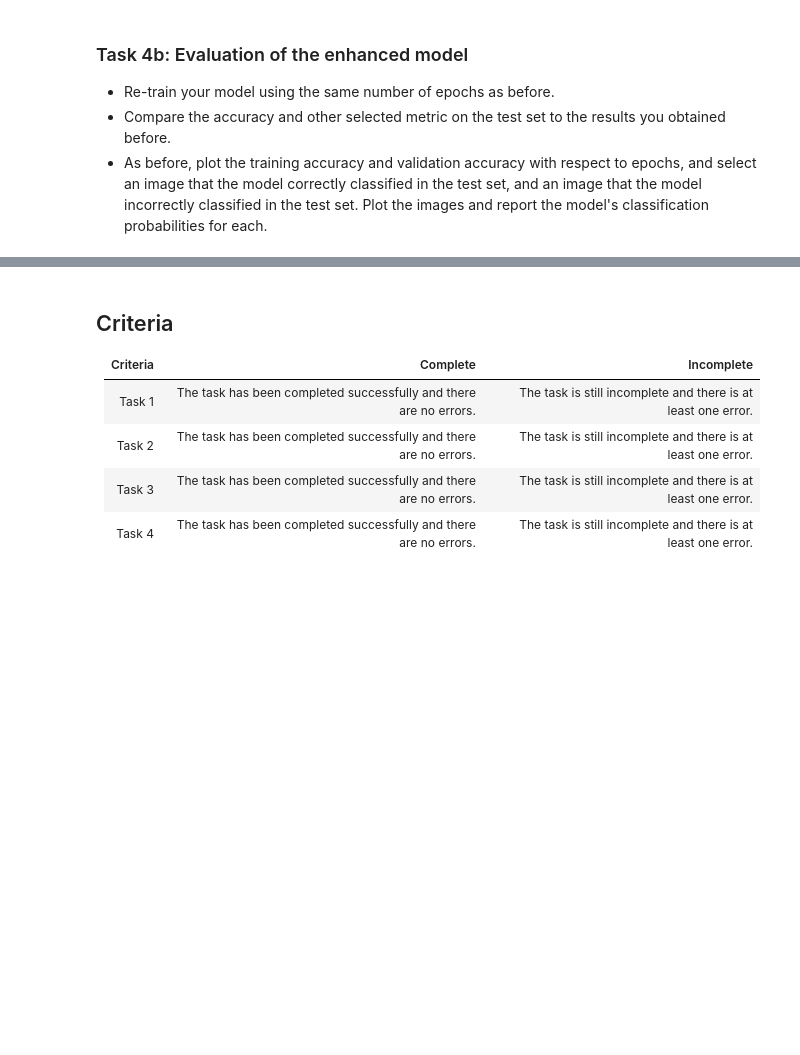
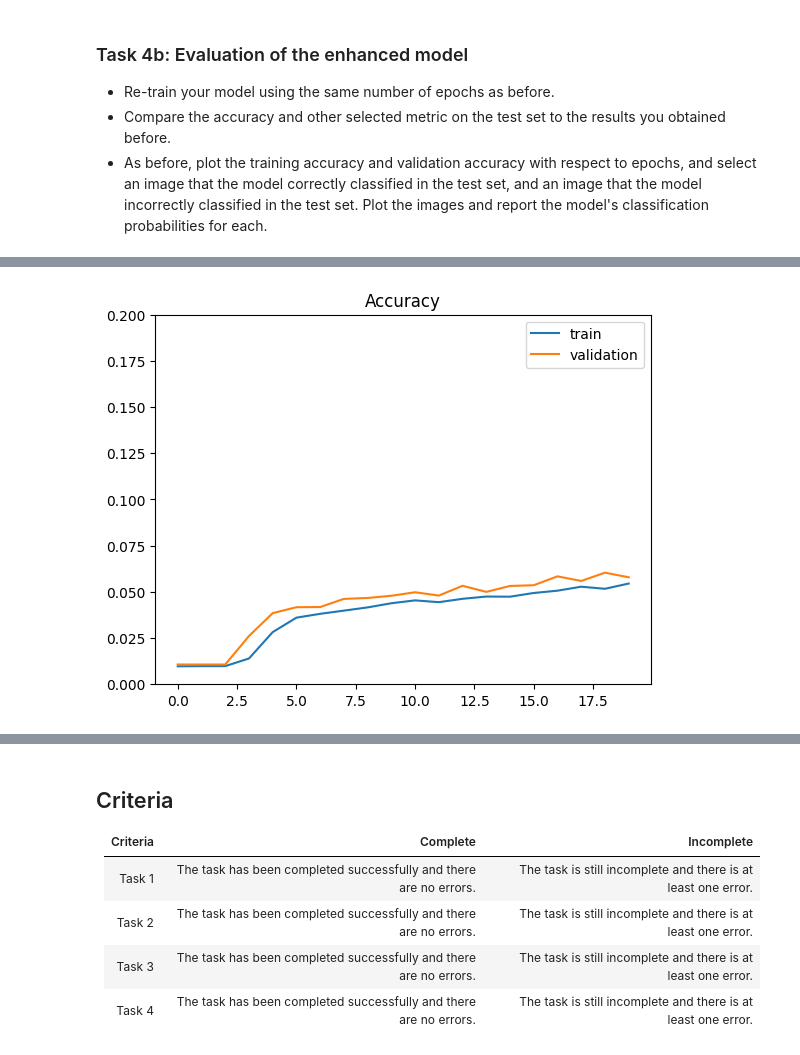
Before and after one commit to UofT-DSI/deep_learning, a Jupyter notebook: 02_activities/assignments/assignment_1.ipynb, the cells around one changed output, grey strips where cells are left out. Cells and saved outputs as stored; diff of their text form; code cells hidden in the pictures; blank space fills up the shorter version.

```diff
--- a/02_activities/assignments/assignment_1.ipynb
+++ b/02_activities/assignments/assignment_1.ipynb
@@ -298,0 +260,22 @@ Model: "sequential_1"
+# %%
+model_enhanced = Sequential()
+# Input layer
+model_enhanced.add(Conv2D(filters=32, kernel_size=(3, 3), activation='relu', padding='same', input_shape=(32, 32, 3)))
+model_enhanced.add(MaxPooling2D(pool_size=(2, 2), strides=(2, 2)))
+model_enhanced.add(Dropout(0.2))
+
+model_enhanced.add(Conv2D(filters=64, kernel_size=(3, 3), activation='relu', padding='same'))
+model_enhanced.add(MaxPooling2D(pool_size=(2, 2), strides=(2, 2)))
+model_enhanced.add(Dropout(0.3))
+
+model_enhanced.add(Conv2D(filters=256, kernel_size=(3, 3), activation='relu', padding='same'))
+model_enhanced.add(MaxPooling2D(pool_size=(2, 2), strides=(2, 2)))
+model_enhanced.add(GlobalAveragePooling2D())
+
+
+model_enhanced.add(Dropout(0.5))
+# Output layer, dimension = number of classes
+
+model_enhanced.add(Dense(100, activation='softmax'))
+
+model_enhanced.summary()
@@ -327,0 +333,9 @@ Epoch 20/20
+# %%
+plt.plot(history_2.history['accuracy'], label='train')
+plt.plot(history_2.history['val_accuracy'], label='validation')
+plt.ylim(0, 0.2)
+plt.legend(loc='best')
+plt.xlabel("")
+plt.title('Accuracy');
+# %% [output]
+[figure, added]
```
Also changed, not shown: parts of 10 cells of this notebook.
